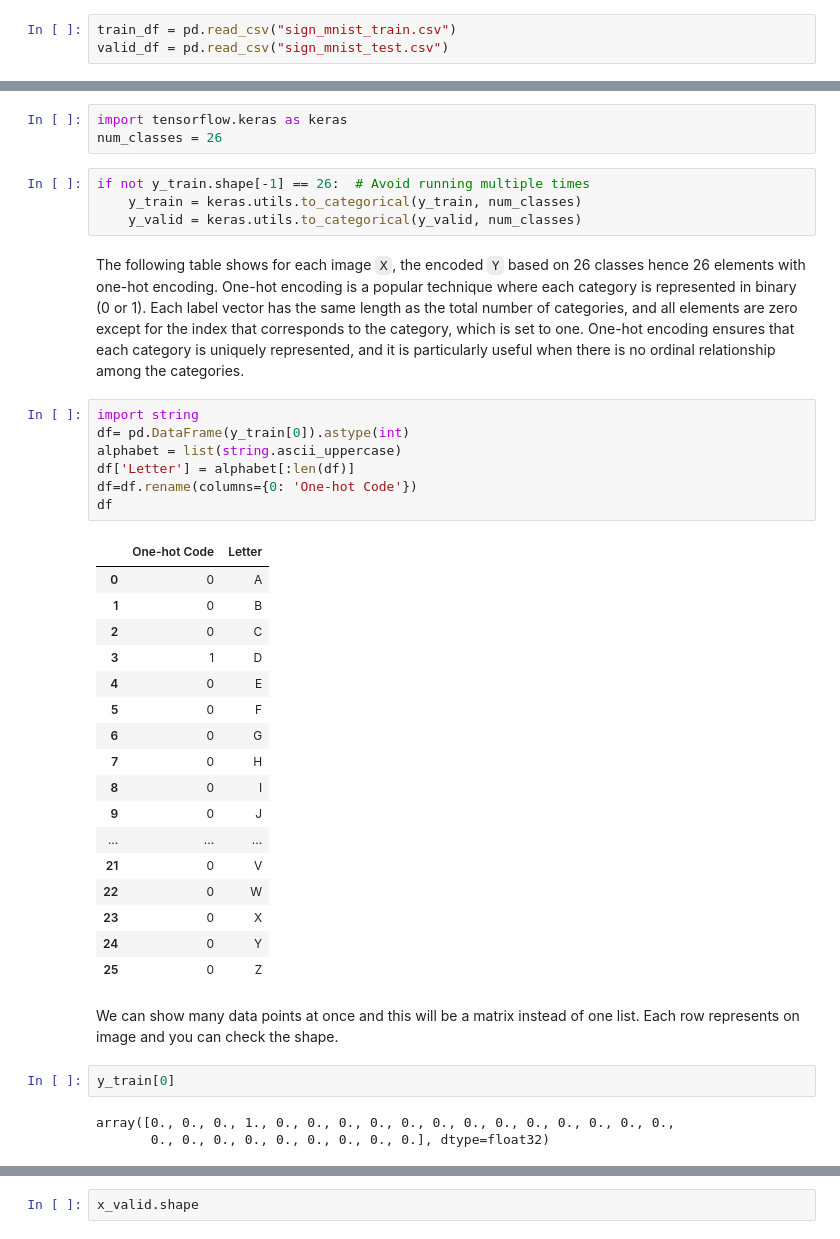
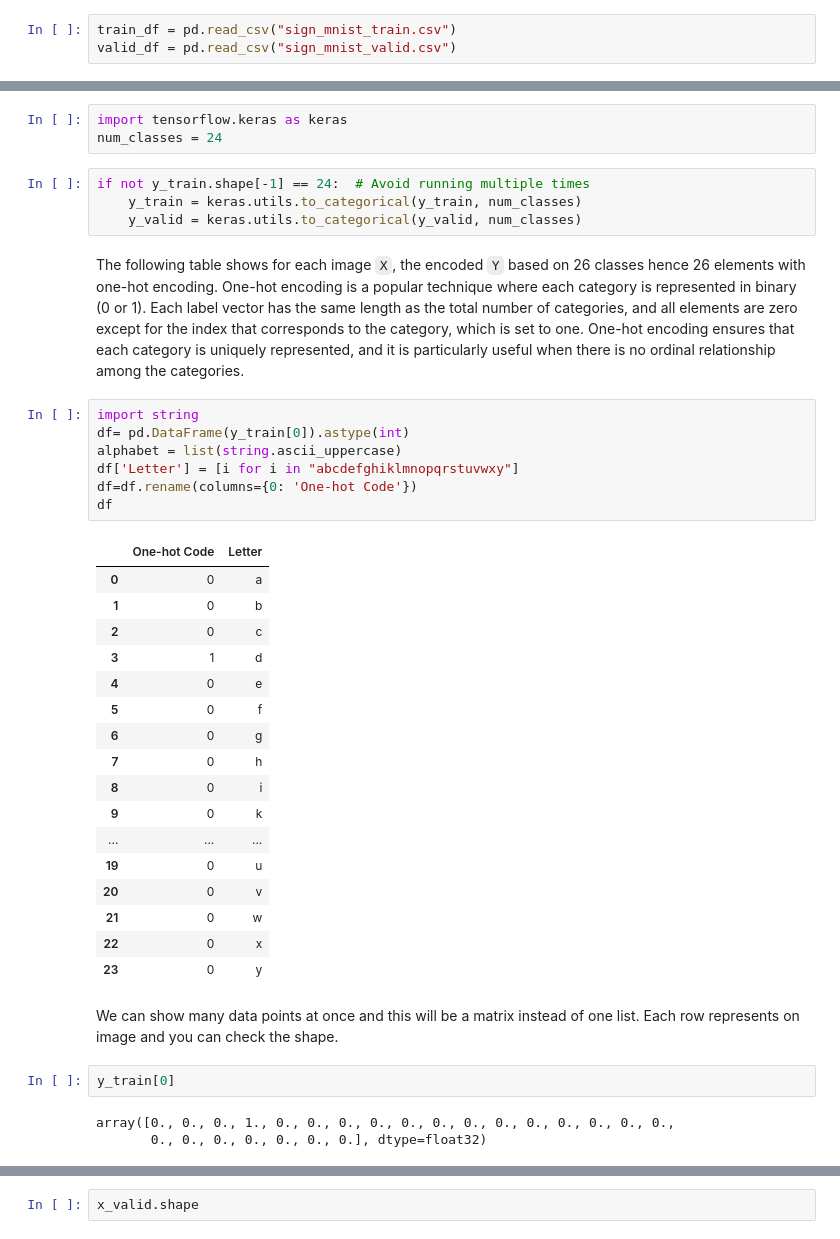
Before and after one commit to TAMIDSpiyalong/Advanced-Concepts-in-Machine-Learning-for-Energy, a Jupyter notebook: Lecture_2a.ipynb, the cells around one changed output, grey strips where cells are left out. Drawn from its saved outputs; the diff is of its cells as text.

```diff
--- a/Lecture_2a.ipynb
+++ b/Lecture_2a.ipynb
@@ -52,7 +52,7 @@ import pandas as pd
 Pandas has a [read_csv](https://pandas.pydata.org/pandas-docs/stable/reference/api/pandas.read_csv.html) method that expects a csv file, and returns a DataFrame:
 # %%
 train_df = pd.read_csv("sign_mnist_train.csv")
-valid_df = pd.read_csv("sign_mnist_test.csv")
+valid_df = pd.read_csv("sign_mnist_valid.csv")
 # %% [markdown]
 ### Exploring the Data
 # %% [markdown]
@@ -231,9 +231,9 @@ x_train.max()
 We are going to categorically encode the labels. We can use the [keras.utils.to_categorical](https://www.tensorflow.org/api_docs/python/tf/keras/utils/to_categorical) method to accomplish this by passing it the values to encode, and, the number of categories to encode it into. Categorical encoding is a vital preprocessing step in machine learning to convert categorical variables into numerical format. This enables machine learning algorithms, which require numerical input, to effectively process and make predictions on diverse datasets. Encoding techniques like one-hot encoding and ordinal encoding preserve the underlying information of the categories and maintain compatibility with various algorithms.
 # %%
 import tensorflow.keras as keras
-num_classes = 26
+num_classes = 24
 # %%
-if not y_train.shape[-1] == 26:  # Avoid running multiple times
+if not y_train.shape[-1] == 24:  # Avoid running multiple times
     y_train = keras.utils.to_categorical(y_train, num_classes)
     y_valid = keras.utils.to_categorical(y_valid, num_classes)
 # %% [markdown]
@@ -241,35 +241,35 @@ The following table shows for each image `X`, the encoded `Y` based on 26 classe
 # %%
 import string
 df= pd.DataFrame(y_train[0]).astype(int)
 alphabet = list(string.ascii_uppercase)
-df['Letter'] = alphabet[:len(df)]
+df['Letter'] = [i for i in "abcdefghiklmnopqrstuvwxy"]
 df=df.rename(columns={0: 'One-hot Code'})
 df
 # %% [output]
 |  | One-hot Code | Letter |
-| 0 | 0 | A |
-| 1 | 0 | B |
-| 2 | 0 | C |
-| 3 | 1 | D |
-| 4 | 0 | E |
-| 5 | 0 | F |
-| 6 | 0 | G |
-| 7 | 0 | H |
-| 8 | 0 | I |
-| 9 | 0 | J |
+| 0 | 0 | a |
+| 1 | 0 | b |
+| 2 | 0 | c |
+| 3 | 1 | d |
+| 4 | 0 | e |
+| 5 | 0 | f |
+| 6 | 0 | g |
+| 7 | 0 | h |
+| 8 | 0 | i |
+| 9 | 0 | k |
 | ... | ... | ... |
-| 21 | 0 | V |
-| 22 | 0 | W |
-| 23 | 0 | X |
-| 24 | 0 | Y |
-| 25 | 0 | Z |
+| 19 | 0 | u |
+| 20 | 0 | v |
+| 21 | 0 | w |
+| 22 | 0 | x |
+| 23 | 0 | y |
 # %% [markdown]
 We can show many data points at once and this will be a matrix instead of one list. Each row represents on image and you can check the shape.
 # %%
 y_train[0]
 # %% [output]
 array([0., 0., 0., 1., 0., 0., 0., 0., 0., 0., 0., 0., 0., 0., 0., 0., 0.,
-       0., 0., 0., 0., 0., 0., 0., 0., 0.], dtype=float32)
+       0., 0., 0., 0., 0., 0., 0.], dtype=float32)
 # %%
 y_train[:10]
 # %% [output]
```
Also changed, not shown: parts of 11 cells of this notebook.
